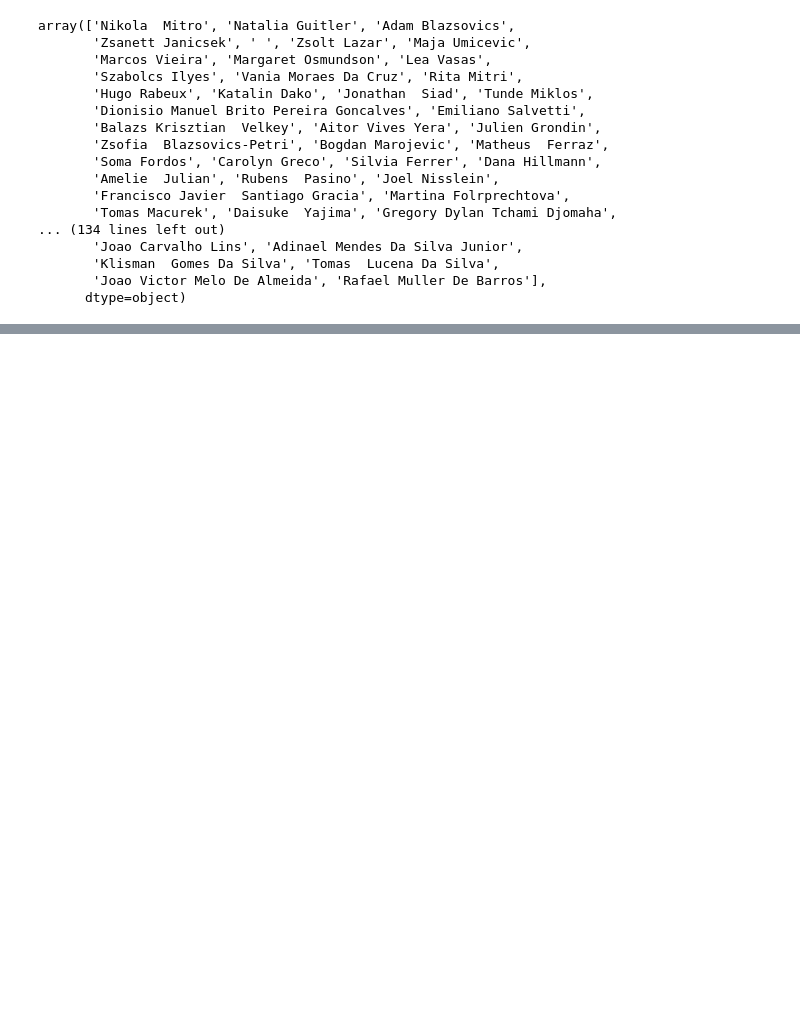
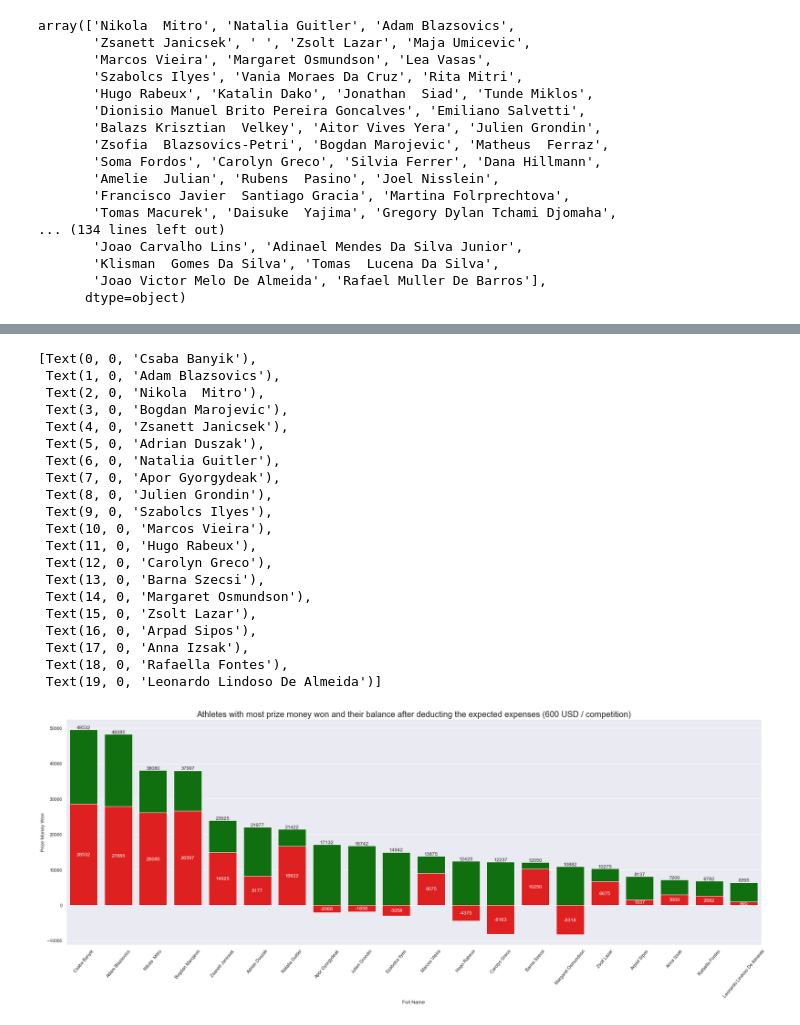
Before and after one commit to basketking/FITEQ_Prize_Money, a Jupyter notebook: main.ipynb, the cells around one changed output, grey strips where cells are left out. Drawn from its saved outputs; the diff is of its cells as text; code cells hidden in the pictures; blank space fills up the shorter version.

```diff
--- a/main.ipynb
+++ b/main.ipynb
@@ -225,0 +264,37 @@ ax.set_xticklabels(ax.get_xticklabels(),rotation = 50)
+# %%
+dfbalance =  dfsum.sort_values(by= 'PrizeMoney', ascending = False).reset_index(drop = True)
+# %%
+
+ax = sns.barplot(x="Name", y="PrizeMoney", data=dfsum[:20], color='green')
+ax.bar_label(ax.containers[0])
+
+
+sns.set_theme(style="whitegrid")
+sns.set(rc = {'figure.figsize':(30,10)})
+ax = sns.barplot(x="Name", y="Balance", data= dfbalance[:20], color = 'red')
+ax.bar_label(ax.containers[1], label_type= 'center', color = 'white')
+ax.set(xlabel='Full Name', ylabel='Prize Money Won')
+ax.set_title('Athletes with most prize money won and their balance after deducting the expected expenses (600 USD / competition)', fontsize=20)
+ax.set_xticklabels(ax.get_xticklabels(),rotation = 50)
+# %% [output]
+[Text(0, 0, 'Csaba Banyik'),
+ Text(1, 0, 'Adam Blazsovics'),
+ Text(2, 0, 'Nikola  Mitro'),
+ Text(3, 0, 'Bogdan Marojevic'),
+ Text(4, 0, 'Zsanett Janicsek'),
+ Text(5, 0, 'Adrian Duszak'),
+ Text(6, 0, 'Natalia Guitler'),
+ Text(7, 0, 'Apor Gyorgydeak'),
+ Text(8, 0, 'Julien Grondin'),
+ Text(9, 0, 'Szabolcs Ilyes'),
+ Text(10, 0, 'Marcos Vieira'),
+ Text(11, 0, 'Hugo Rabeux'),
+ Text(12, 0, 'Carolyn Greco'),
+ Text(13, 0, 'Barna Szecsi'),
+ Text(14, 0, 'Margaret Osmundson'),
+ Text(15, 0, 'Zsolt Lazar'),
+ Text(16, 0, 'Arpad Sipos'),
+ Text(17, 0, 'Anna Izsak'),
+ Text(18, 0, 'Rafaella Fontes'),
+ Text(19, 0, 'Leonardo Lindoso De Almeida')]
+[figure, added]
```
Also changed, not shown: parts of 12 cells of this notebook.
